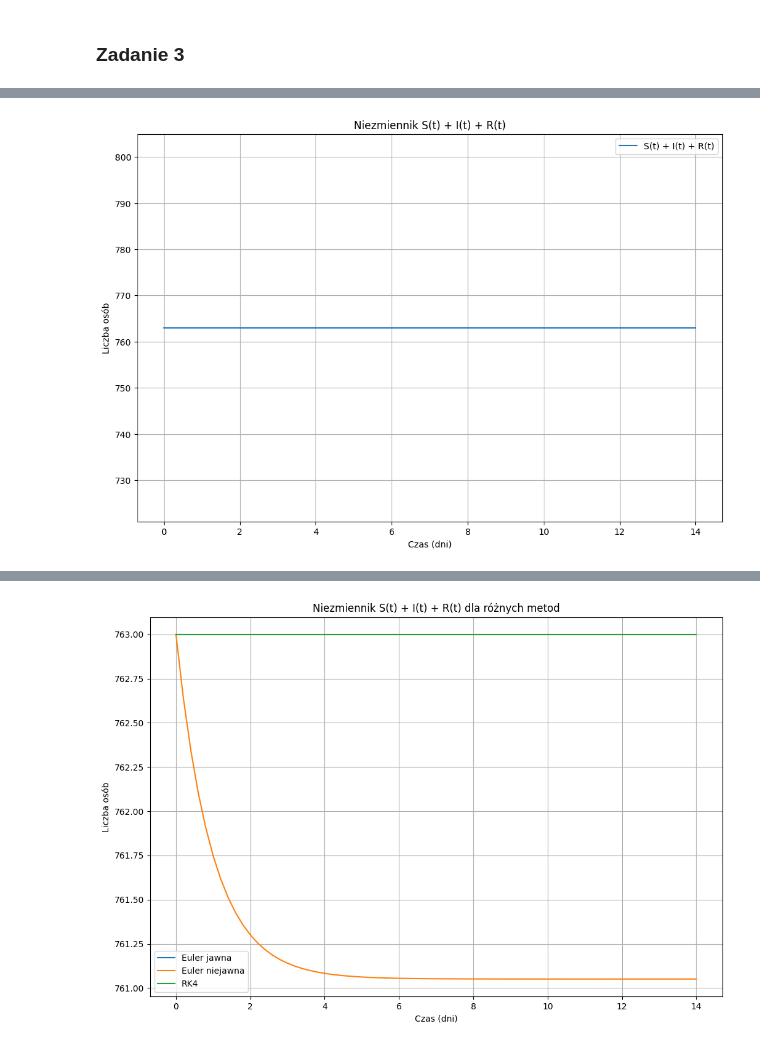
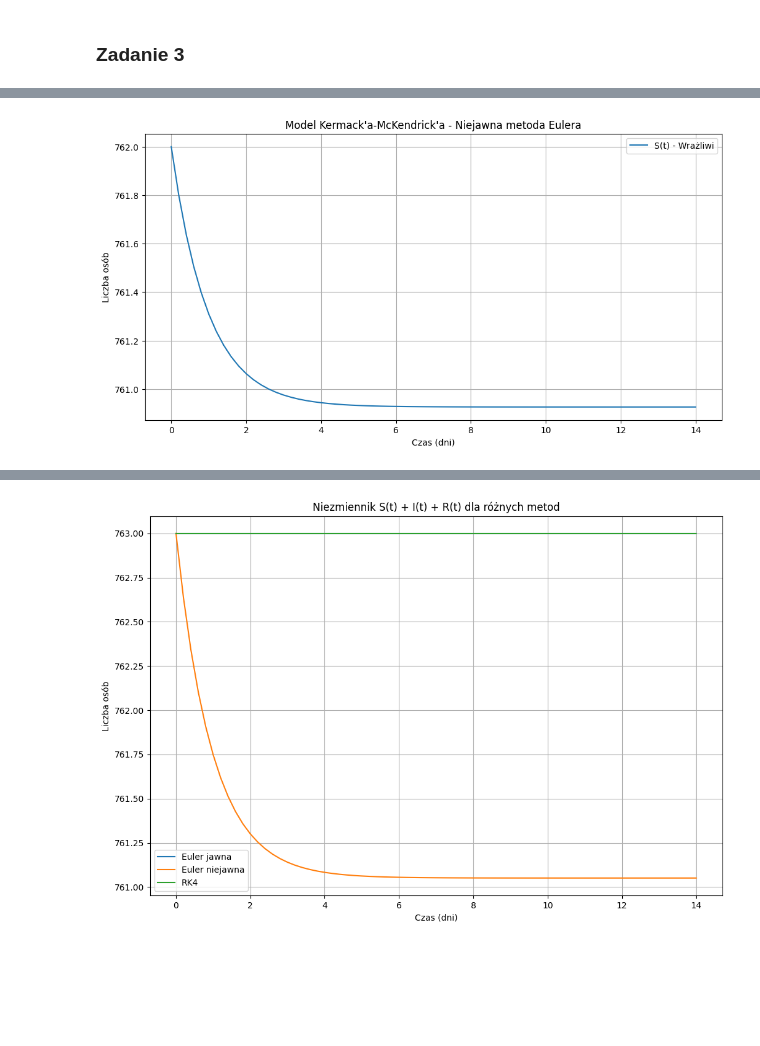
Before and after one commit to biganton/MOWNIT, a Jupyter notebook: lab9/lab9.ipynb, the cells around one changed output, grey strips where cells are left out. Drawn from its saved outputs; the diff is of its cells as text; code cells hidden in the pictures; blank space fills up the shorter version.

```diff
--- a/lab9/lab9.ipynb
+++ b/lab9/lab9.ipynb
@@ -172,12 +198,11 @@ plt.show()
 # %%
-# Wykres sumy S + I + R
-plt.figure(figsize=(12, 8))
-plt.plot(t_values, S_values + I_values + R_values, label='S(t) + I(t) + R(t)')
+plt.figure(figsize=(12, 6))
+plt.plot(t_values, S_values_implicit, label='S(t) - Wrażliwi')
 plt.xlabel('Czas (dni)')
 plt.ylabel('Liczba osób')
 plt.legend()
-plt.title('Niezmiennik S(t) + I(t) + R(t)')
+plt.title('Model Kermack\'a-McKendrick\'a - Niejawna metoda Eulera')
 plt.grid()
 plt.show()
 # %% [output]
-[figure, old version]
+[figure, new version]
```
Also changed, not shown: parts of 11 cells of this notebook.
